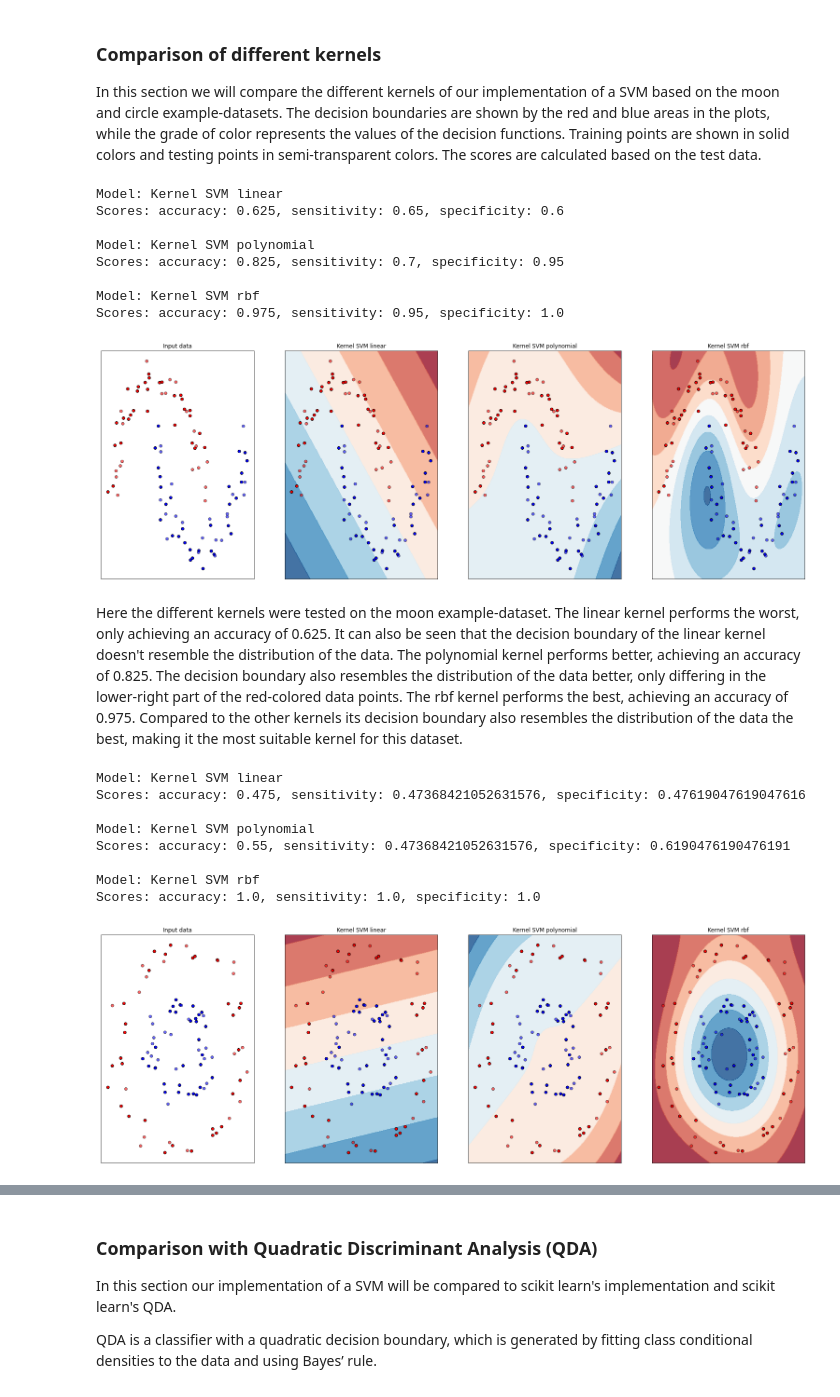
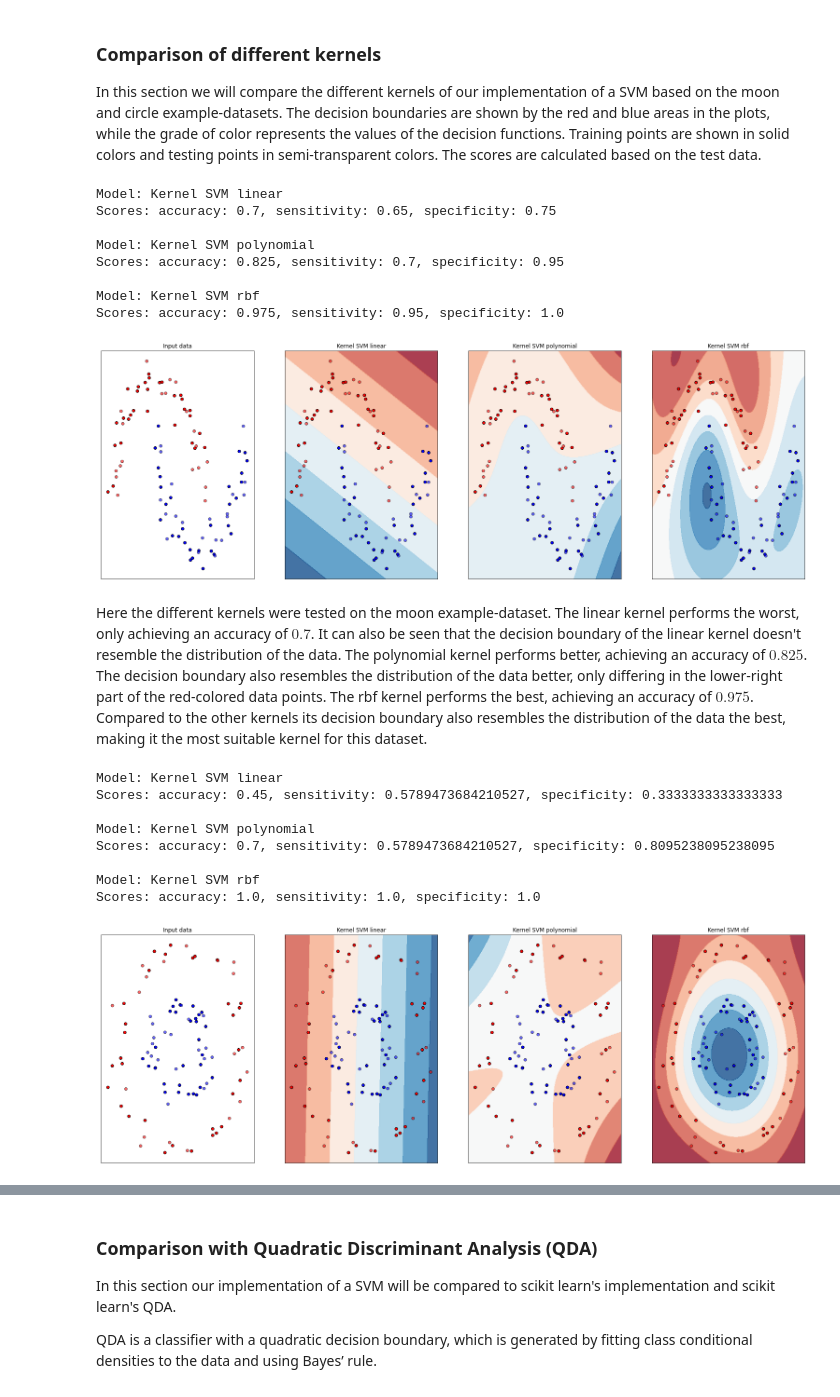
Before and after one commit to JoshuaSimon/Kernel-Learning, a Jupyter notebook: src/kernel_learning.ipynb, the cells around one changed output, grey strips where cells are left out. Cells and saved outputs as stored; diff of their text form; code cells hidden in the pictures.

```diff
--- a/src/kernel_learning.ipynb
+++ b/src/kernel_learning.ipynb
@@ -612,21 +612,29 @@ class KernelSVM:
     max_iteration : integer
         Maximum number of solver iterations.
 
+    random_state : boolean
+        If true, a seed is used in the optimization.
+
     degree : integer
         Degree of the polynomial for polynomial kernels.
 
+    coeff : float (must be positive)
+        Scale parameter for polynomial kernels.
+
     gamma : float (must be positive)
-        Precision parameters for RBF kernels.
+        Precision parameter for RBF kernels.
     ----------
     """
 
-    def __init__(self, kernel = 'linear', C=5000.0, max_iteration=100, degree=3, gamma=1, coeff=0):
+    def __init__(self, kernel = 'linear', C=5000.0, max_iteration=100, random_state=False,
+                 degree=3, coeff=0, gamma=1):
         self.kernel = {
             'linear' : lambda x1,x2: np.dot(x1, x2.T),
             'poly' : lambda x1,x2: (np.dot(x1, x2.T) + coeff) ** degree,
             'rbf' : lambda x1,x2: np.exp(-gamma*np.sum((x2-x1[:,np.newaxis])**2,axis=-1))}[kernel]
         self.C = C
         self.max_iteration = max_iteration
+        self.random_state = random_state
 
     def fit(self, X, y):
         """
@@ -649,20 +657,28 @@ class KernelSVM:
             return (np.clip(v0 + t*u, 0, self.C) - v0)[0]/u[0]
 
         epsilon = 1e-15
+        seed = 0
         self.x = X.copy()
+        self.solution_distances = []
 
         # Transformation of the classes {0, 1} into {-1, 1}.
         self.y = y * 2 - 1
         self.alpha = np.zeros_like(self.y, dtype=float)
+        self.convergence_step = np.zeros_like(self.y, dtype=float)
 
         # Calculation of Q matrix (Gram matrix multiplied by y).
         self.Q = self.kernel(self.x, self.x) * self.y[:,np.newaxis] * self.y
 
         # Sequential minimal optimization.
         for _ in range(self.max_iteration):
-            # for all alphas
+            self.convergence_step = self.alpha
+            seed += len(self.alpha)
+
+            # Iterate over all alphas.
             for idxM in range(len(self.alpha)):
                 # choose random idxL
+                if self.random_state:
+                    np.random.seed(seed)
                 idxL = np.random.randint(0, len(self.alpha))
                 # Calculate formula (23)
                 P = self.Q[[[idxM, idxM], [idxL, idxL]], [[idxM, idxL], [idxM, idxL]]]
@@ -672,9 +688,12 @@ class KernelSVM:
                 q0 = 1 - np.sum(self.alpha * self.Q[[idxM, idxL]], axis=1)
                 # Calculate formula (24)
                 u = np.array([-self.y[idxL], self.y[idxM]])
-                # Calculate formula (25) if idxM = idxL
+                # Calculate formula (25)
                 t_max = np.dot(q0, u) / (np.dot(np.dot(P, u), u) + epsilon)
                 self.alpha[[idxM, idxL]] = v0 + u * restrict_to_square(t_max, v0, u)
+                seed += 1
+
+            self.solution_distances.append(np.linalg.norm(self.convergence_step - self.alpha, ord=2))
 
         # Determine the support vectors.
         # Epsilon is used as a numerical threshold since alpha can't be equal to zero.
@@ -689,7 +708,7 @@ class KernelSVM:
         return np.sum(self.kernel(x, self.x) * self.y * self.alpha, axis=1) + self.b
 
     def predict(self, x):
-        """ Transformation of the classes {-1, 1} into {0, 1}. """
+        """ Transformation of the prediction classes {-1, 1} into {0, 1}. """
         return (np.sign(self.decision_function(x)) + 1) // 2
 # %% [markdown]
 ### Comparison with the scikit learn implementation
@@ -890,40 +909,40 @@ def compare_models(X, y, names, classifiers):
 
 In this section we will compare the different kernels of our implementation of a SVM based on the moon and circle example-datasets. The decision boundaries are shown by the red and blue areas in the plots, while the grade of color represents the values of the decision functions. Training points are shown in solid colors and testing points in semi-transparent colors. The scores are calculated based on the test data.
 # %%
-names = ["Kernel SVM linear", "Kernel SVM polynomial", "Kernel SVM rbf"]
-classifiers = [
-    KernelSVM(kernel="linear", max_iteration=300),
-    KernelSVM(kernel="poly", max_iteration=300, degree=3),
-    KernelSVM(kernel="rbf", max_iteration=300)
+names_kernel_comp = ["Kernel SVM linear", "Kernel SVM polynomial", "Kernel SVM rbf"]
+classifiers_kernel_comp = [
+    KernelSVM(kernel="linear", max_iteration=300, random_state=True),
+    KernelSVM(kernel="poly", max_iteration=300, random_state=True, degree=3),
+    KernelSVM(kernel="rbf", max_iteration=300, random_state=True)
 ]
 # %%
-compare_models(X_moon, y_moon, names, classifiers)
+compare_models(X_moon, y_moon, names_kernel_comp, classifiers_kernel_comp)
 # %% [output]
 Model: Kernel SVM linear
-Scores: accuracy: 0.625, sensitivity: 0.65, specificity: 0.6
+Scores: accuracy: 0.7, sensitivity: 0.65, specificity: 0.75
 
 Model: Kernel SVM polynomial
 Scores: accuracy: 0.825, sensitivity: 0.7, specificity: 0.95
 
 Model: Kernel SVM rbf
 Scores: accuracy: 0.975, sensitivity: 0.95, specificity: 1.0
-[figure, old version]
+[figure, new version]
 # %% [markdown]
 Here the different kernels were tested on the moon example-dataset.
-The linear kernel performs the worst, only achieving an accuracy of 0.625. It can also be seen that the decision boundary of the linear kernel doesn't resemble the distribution of the data.
-The polynomial kernel performs better, achieving an accuracy of 0.825. The decision boundary also resembles the distribution of the data better, only differing in the lower-right part of the red-colored data points.
-The rbf kernel performs the best, achieving an accuracy of 0.975. Compared to the other kernels its decision boundary also resembles the distribution of the data the best, making it the most suitable kernel for this dataset.
+The linear kernel performs the worst, only achieving an accuracy of $0.7$. It can also be seen that the decision boundary of the linear kernel doesn't resemble the distribution of the data.
+The polynomial kernel performs better, achieving an accuracy of $0.825$. The decision boundary also resembles the distribution of the data better, only differing in the lower-right part of the red-colored data points.
+The rbf kernel performs the best, achieving an accuracy of $0.975$. Compared to the other kernels its decision boundary also resembles the distribution of the data the best, making it the most suitable kernel for this dataset.
 # %%
-compare_models(X_circle, y_circle, names, classifiers)
+compare_models(X_circle, y_circle, names_kernel_comp, classifiers_kernel_comp)
 # %% [output]
 Model: Kernel SVM linear
-Scores: accuracy: 0.475, sensitivity: 0.47368421052631576, specificity: 0.47619047619047616
+Scores: accuracy: 0.45, sensitivity: 0.5789473684210527, specificity: 0.3333333333333333
 
 Model: Kernel SVM polynomial
-Scores: accuracy: 0.55, sensitivity: 0.47368421052631576, specificity: 0.6190476190476191
+Scores: accuracy: 0.7, sensitivity: 0.5789473684210527, specificity: 0.8095238095238095
 
 Model: Kernel SVM rbf
 Scores: accuracy: 1.0, sensitivity: 1.0, specificity: 1.0
-[figure, old version]
+[figure, new version]
 # %% [markdown]
 Now the kernels are being compared with the circle example-dataset.
```
Also changed, not shown: parts of 5 cells of this notebook, 1 other file.
